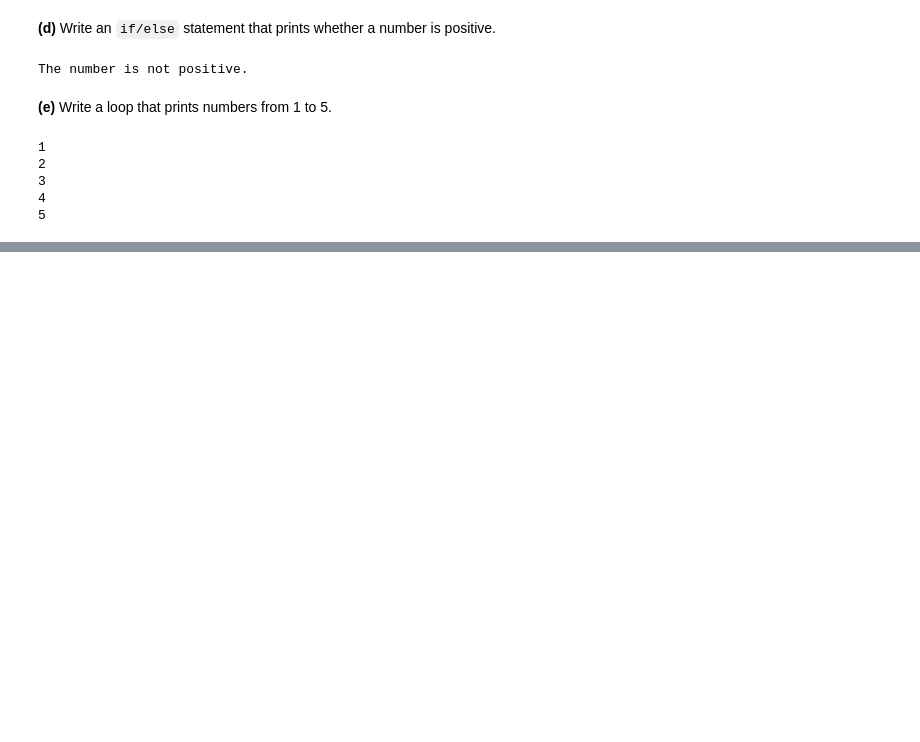
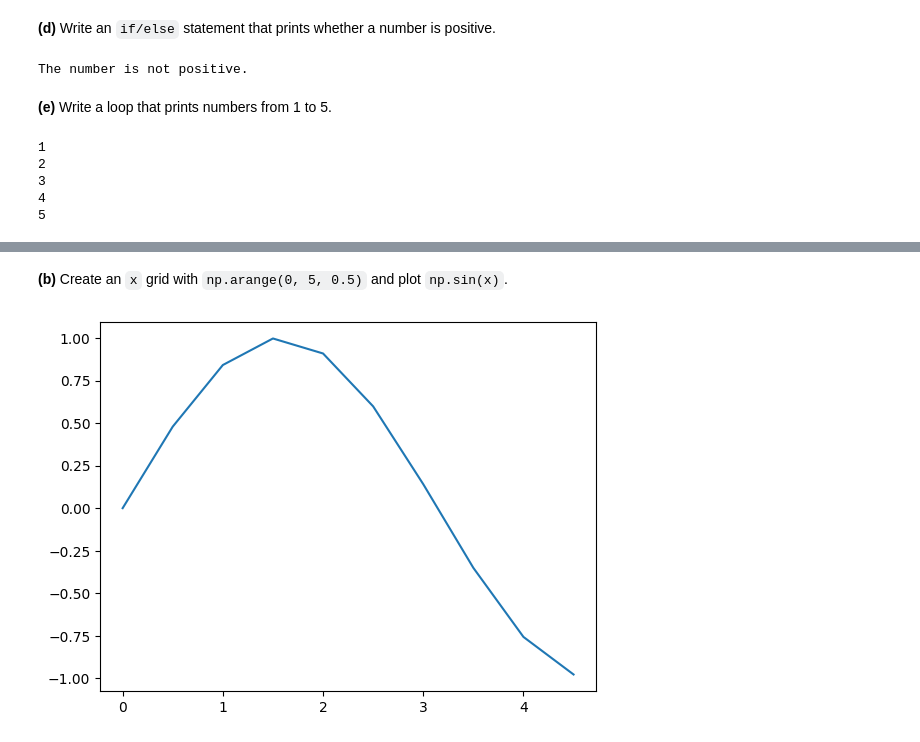
Before and after one commit to mitric-lab/python_for_chemists, a Jupyter notebook: instructors/pset_0_solution.ipynb, the cells around one changed output, grey strips where cells are left out. Drawn from its saved outputs; the diff is of its cells as text; code cells hidden in the pictures; blank space fills up the shorter version.

```diff
--- a/instructors/pset_0_solution.ipynb
+++ b/instructors/pset_0_solution.ipynb
@@ -73,0 +211,10 @@ for number in range(1, 6):
+# %% [markdown]
+**(b)** Create an `x` grid with `np.arange(0, 5, 0.5)` and plot `np.sin(x)`.
+# %%
+# SOLUTION-START
+x = np.arange(0, 5, 0.5)
+plt.plot(x, np.sin(x))
+plt.show()
+# SOLUTION-END
+# %% [output]
+[figure, added]
```
Also changed, not shown: parts of 29 cells of this notebook.
